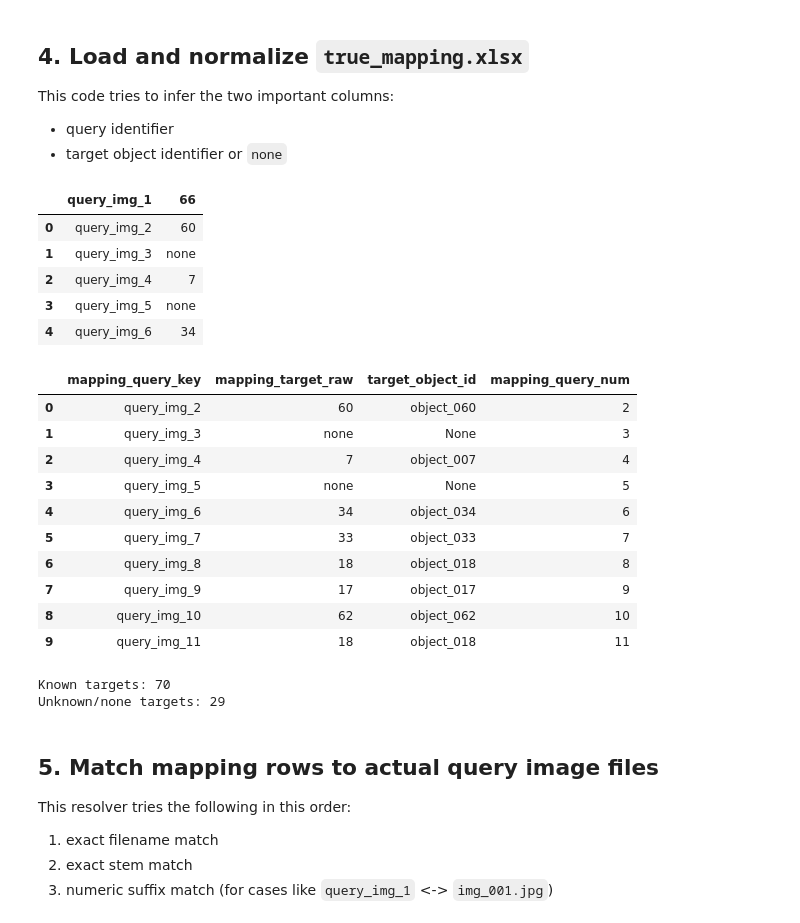
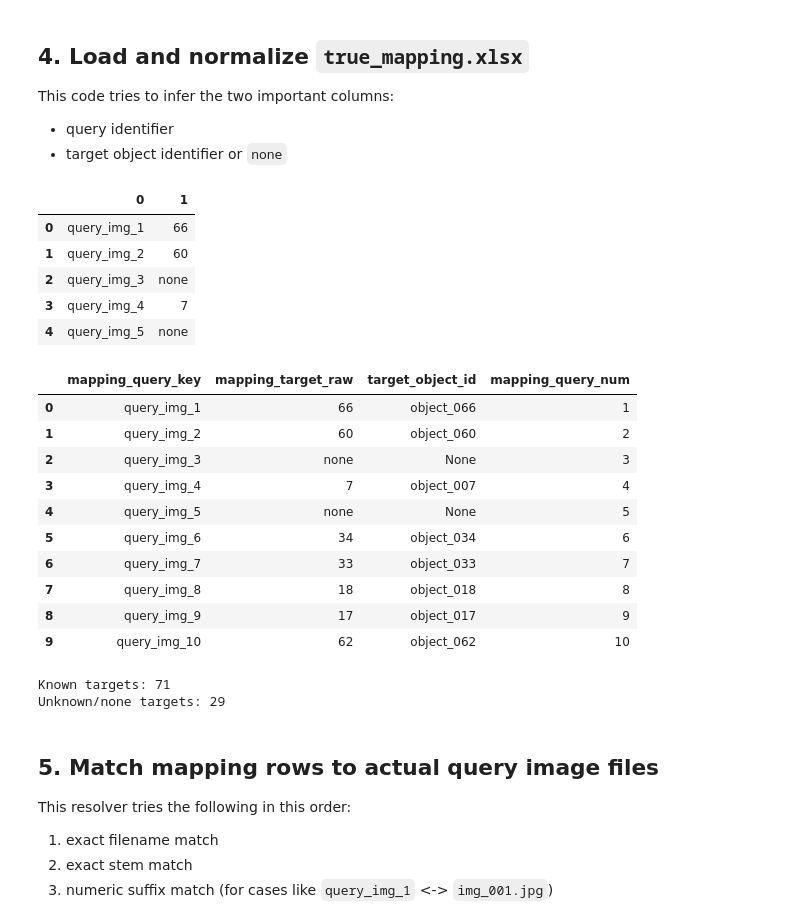
Before and after one commit to memerchik/aister_prototypes, a Jupyter notebook: step_1/notebooks/step_1-01_dinov2_image_retrieval.ipynb, the cells around one changed output. Cells and saved outputs as stored; diff of their text form; code cells hidden in the pictures.

Commit message:
reformatting
1st row in excel is now also counted during analysis for accuracy

```diff
--- a/case-study-1/dinov2_prototype.ipynb
+++ b/step_1/notebooks/step_1-01_dinov2_image_retrieval.ipynb
@@ -52,11 +57,15 @@ TOP_N_PER_OBJECT = 2
 # %% [markdown]
 ## 1. Configure paths
 # %%
-# Change this to your local path before running.
-PROJECT_ROOT = Path("./data").resolve()
+# Resolve the step root whether the notebook is launched from step_1/notebooks
+# or from a copied working directory in another environment.
+NOTEBOOK_DIR = Path.cwd().resolve()
+STEP_ROOT_CANDIDATES = [NOTEBOOK_DIR.parent, NOTEBOOK_DIR / "step_1", NOTEBOOK_DIR]
+STEP_ROOT = next((path for path in STEP_ROOT_CANDIDATES if (path / "data").exists()), NOTEBOOK_DIR.parent)
 
-OUTPUTS_DIR = Path("./dinov2_prototype_output").resolve()
-OUTPUTS_DIR.mkdir(exist_ok=True)
+PROJECT_ROOT = STEP_ROOT / "data"
+OUTPUTS_DIR = STEP_ROOT / "outputs"
+OUTPUTS_DIR.mkdir(parents=True, exist_ok=True)
 
 EMBEDDINGS_PATH = OUTPUTS_DIR / "gallery_embeddings.npy"
 INDEX_PATH = OUTPUTS_DIR / "gallery_faiss.index"
@@ -80,6 +89,7 @@ use_cache = (
     METADATA_PATH.exists()
 )
 
+print("STEP_ROOT:", STEP_ROOT)
 print("PROJECT_ROOT:", PROJECT_ROOT)
 print("GALLERY_DIR exists:", GALLERY_DIR.exists(), GALLERY_DIR)
 print("QUERY_DIR exists:", QUERY_DIR.exists(), QUERY_DIR)
@@ -206,42 +254,42 @@ This code tries to infer the two important columns:
 - query identifier
 - target object identifier or `none`
 # %%
-mapping_raw = pd.read_excel(MAPPING_XLSX)
+mapping_raw = pd.read_excel(MAPPING_XLSX, header=None).dropna(how="all")
 display(mapping_raw.head())
 
 if mapping_raw.shape[1] < 2:
     raise ValueError("Expected at least 2 columns in true_mapping.xlsx")
 
 # Take the first two columns by default
 mapping = mapping_raw.iloc[:, :2].copy()
 mapping.columns = ["mapping_query_key", "mapping_target_raw"]
 
 mapping["mapping_query_key"] = mapping["mapping_query_key"].astype(str).str.strip()
 mapping["target_object_id"] = mapping["mapping_target_raw"].apply(normalize_object_id)
 mapping["mapping_query_num"] = mapping["mapping_query_key"].apply(numeric_suffix)
 
 display(mapping.head(10))
 print("Known targets:", mapping["target_object_id"].notna().sum())
 print("Unknown/none targets:", mapping["target_object_id"].isna().sum())
 # %% [output]
-|  | query_img_1 | 66 |
-| 0 | query_img_2 | 60 |
-| 1 | query_img_3 | none |
-| 2 | query_img_4 | 7 |
-| 3 | query_img_5 | none |
-| 4 | query_img_6 | 34 |
+|  | 0 | 1 |
+| 0 | query_img_1 | 66 |
+| 1 | query_img_2 | 60 |
+| 2 | query_img_3 | none |
+| 3 | query_img_4 | 7 |
+| 4 | query_img_5 | none |
 |  | mapping_query_key | mapping_target_raw | target_object_id | mapping_query_num |
-| 0 | query_img_2 | 60 | object_060 | 2 |
-| 1 | query_img_3 | none | None | 3 |
-| 2 | query_img_4 | 7 | object_007 | 4 |
-| 3 | query_img_5 | none | None | 5 |
-| 4 | query_img_6 | 34 | object_034 | 6 |
-| 5 | query_img_7 | 33 | object_033 | 7 |
-| 6 | query_img_8 | 18 | object_018 | 8 |
-| 7 | query_img_9 | 17 | object_017 | 9 |
-| 8 | query_img_10 | 62 | object_062 | 10 |
-| 9 | query_img_11 | 18 | object_018 | 11 |
+| 0 | query_img_1 | 66 | object_066 | 1 |
+| 1 | query_img_2 | 60 | object_060 | 2 |
+| 2 | query_img_3 | none | None | 3 |
+| 3 | query_img_4 | 7 | object_007 | 4 |
+| 4 | query_img_5 | none | None | 5 |
+| 5 | query_img_6 | 34 | object_034 | 6 |
+| 6 | query_img_7 | 33 | object_033 | 7 |
+| 7 | query_img_8 | 18 | object_018 | 8 |
+| 8 | query_img_9 | 17 | object_017 | 9 |
+| 9 | query_img_10 | 62 | object_062 | 10 |
-Known targets: 70
+Known targets: 71
 Unknown/none targets: 29
 # %% [markdown]
 ## 5. Match mapping rows to actual query image files
```
Also changed, not shown: parts of 13 cells of this notebook, 14 other files.
